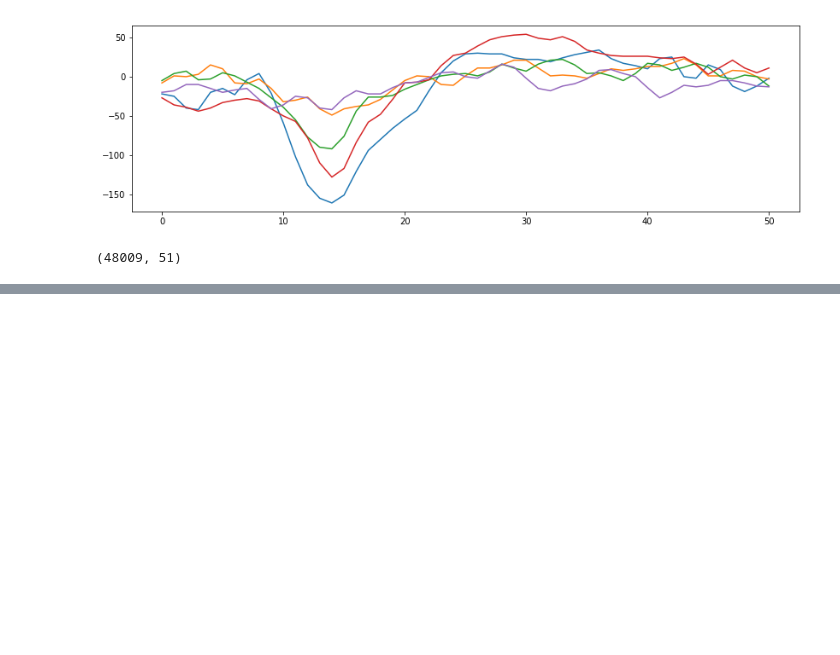
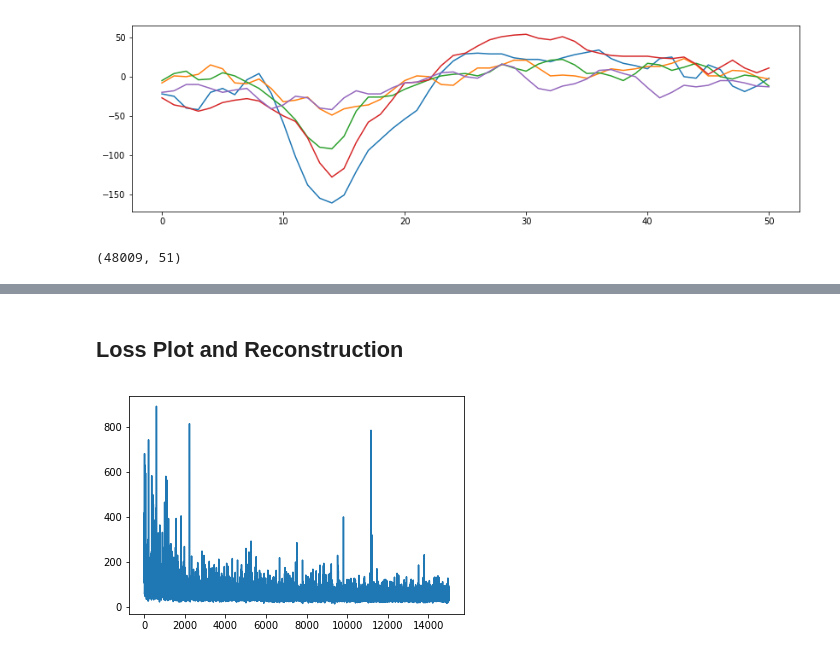
Before and after one commit to psambit9791/SpikeSort, a Jupyter notebook: TopSpikes.ipynb, the cells around one changed output, grey strips where cells are left out. Drawn from its saved outputs; the diff is of its cells as text; code cells hidden in the pictures; blank space fills up the shorter version.

```diff
--- a/TopSpikes.ipynb
+++ b/TopSpikes.ipynb
@@ -217,3 +208,11 @@ epoch [50/50], loss:303.2570801
+# %% [markdown]
+## Loss Plot and Reconstruction
+# %%
+plt.figure()
+plt.plot(losses)
+plt.show()
+# %% [output]
+[figure, added]
 # %%
 plt.figure(figsize=(14,8))
 
```
Also changed, not shown: parts of 21 cells of this notebook.
